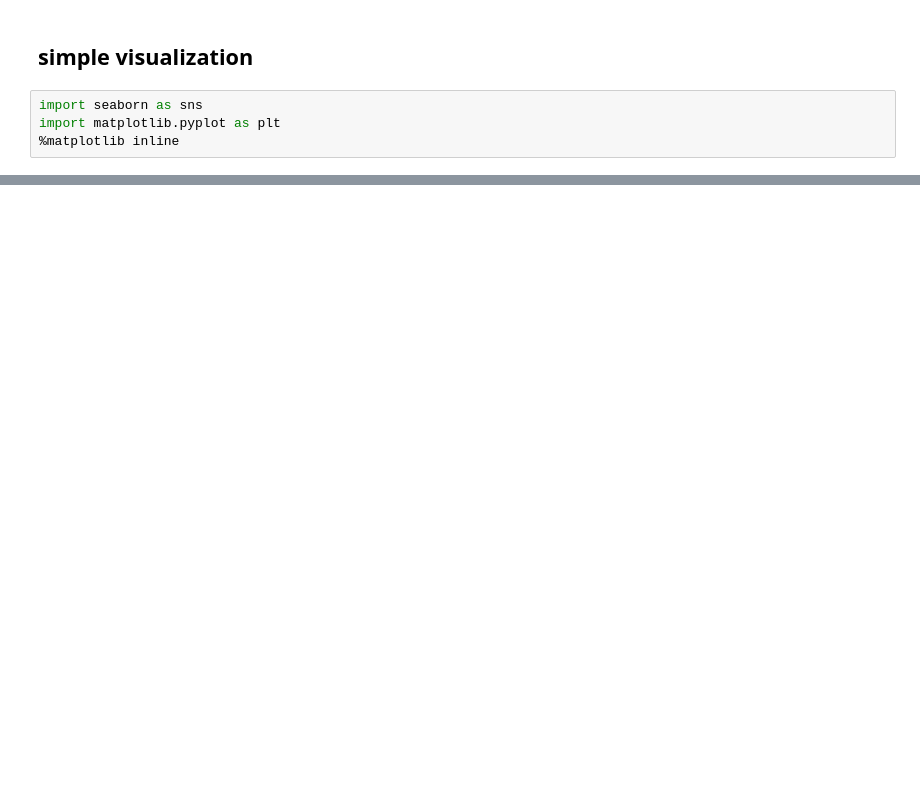
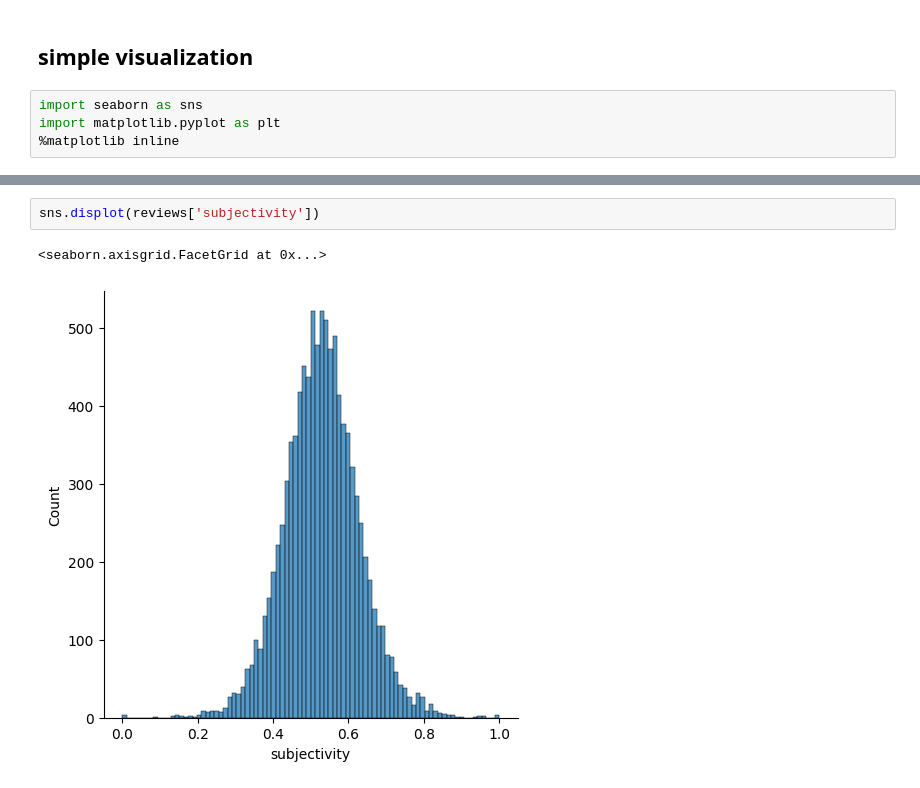
Before and after one commit to sonjaJolanda/BigDataSocialSciences, a Jupyter notebook: week7/KLEIN_sonja_week7.ipynb, the cells around one changed output, grey strips where cells are left out. Drawn from its saved outputs; the diff is of its cells as text; blank space fills up the shorter version.

```diff
--- a/week7/KLEIN_sonja_week7.ipynb
+++ b/week7/KLEIN_sonja_week7.ipynb
@@ -17,0 +56,5 @@ import matplotlib.pyplot as plt
+# %%
+sns.displot(reviews['subjectivity'])
+# %% [output]
+<seaborn.axisgrid.FacetGrid at 0x...>
+[figure, added]
```
Also changed, not shown: parts of 14 cells of this notebook, 2 other files.
